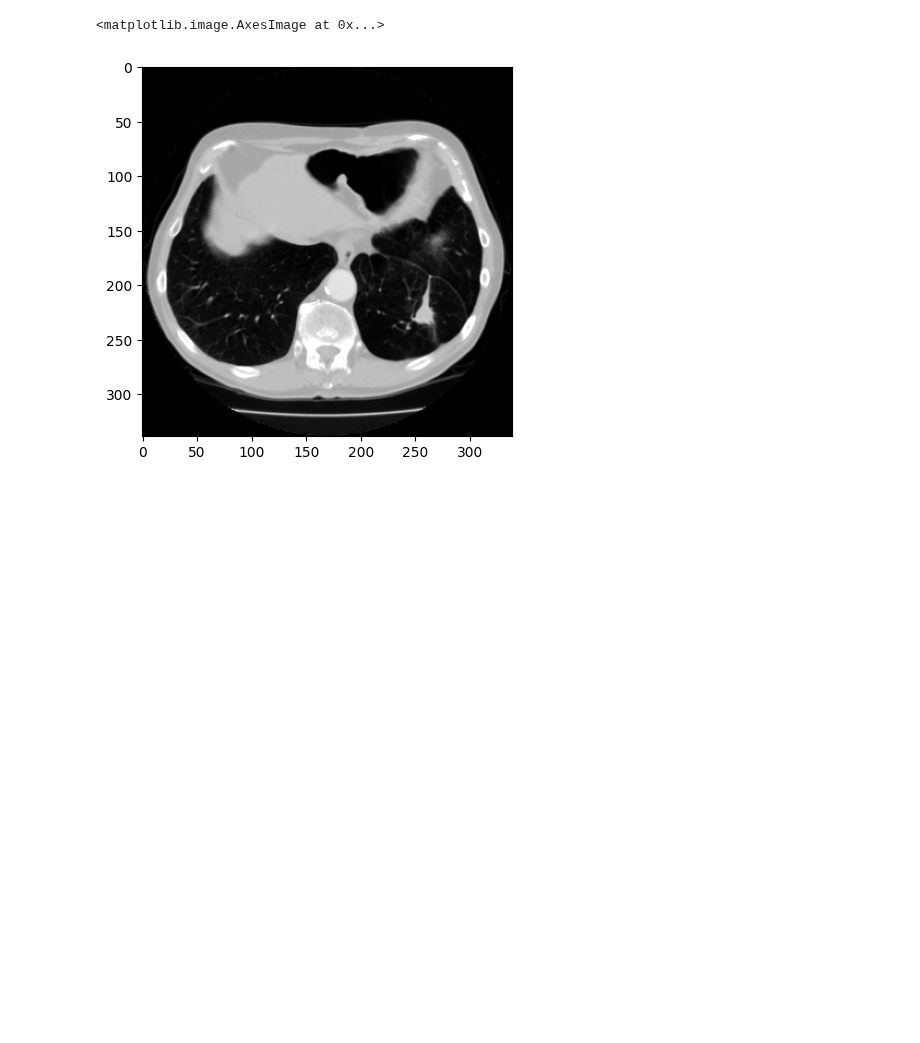
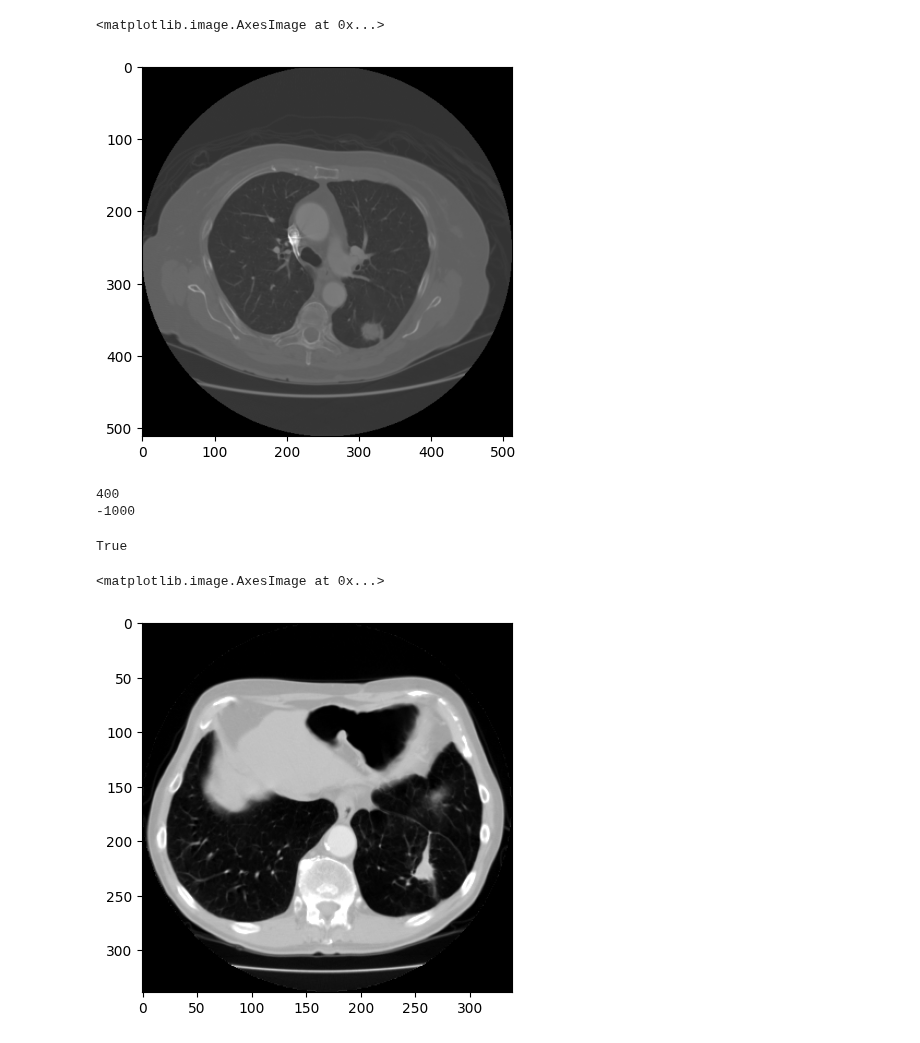
Before and after one commit to minhminh2k/3D-SegClass-Medical, a Jupyter notebook: notebooks/data.ipynb, the cells around one changed output. Drawn from its saved outputs; the diff is of its cells as text; code cells hidden in the pictures; blank space fills up the shorter version.

```diff
--- a/notebooks/data.ipynb
+++ b/notebooks/data.ipynb
@@ -134,3 +137,22 @@ plt.imshow(test[0, :, :], cmap="gray")
+# %%
+plt.imshow(test[92, :, :], cmap="gray")
+# %% [output]
+<matplotlib.image.AxesImage at 0x...>
+[figure, added]
+# %%
+import cv2
+
+save_img = test[92, :, :]
+save_img = lung_window_clip(save_img)
+print(save_img.max())
+print(save_img.min())
+save_img = scale_image(save_img)
+
+cv2.imwrite("Clipped.png", save_img)
+# %% [output]
+400
+-1000
+True
 # %%
 def normalize_clipped(image, MIN_BOUND = -1000.0, MAX_BOUND = 400.0):
     image[image>MAX_BOUND] = MAX_BOUND
```
Also changed, not shown: parts of 7 cells of this notebook, 33 other files.
